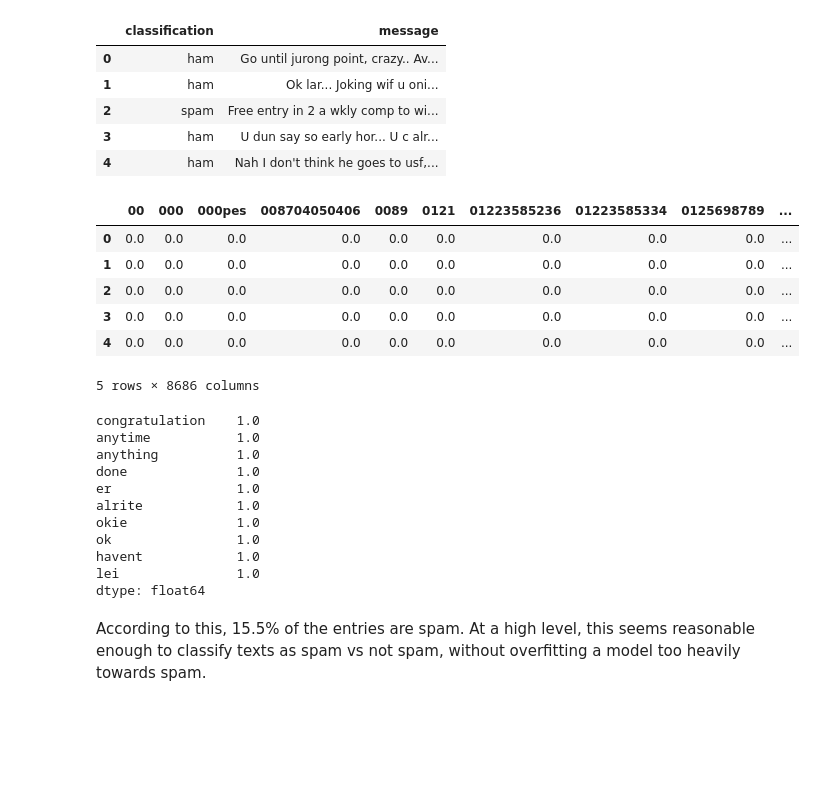
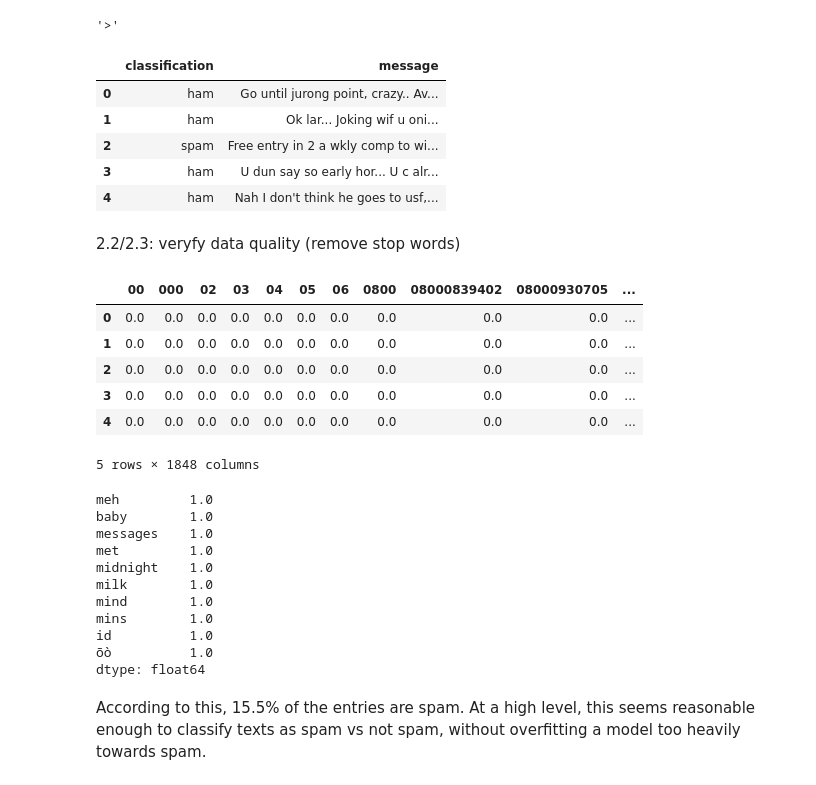
Before and after one commit to ML-Project8/SpamVsHamDataAnalysis, a Jupyter notebook: Lab2-SpamVsHam.ipynb, the cells around one changed output. Cells and saved outputs as stored; diff of their text form; code cells hidden in the pictures; blank space fills up the shorter version.

```diff
--- a/Lab2-SpamVsHam.ipynb
+++ b/Lab2-SpamVsHam.ipynb
@@ -4,43 +9,52 @@ import numpy as np
+# %%
+parser.unescape("&gt")
+# %% [output]
+'>'
 # %%
 df = pd.read_csv('data/spam.csv', encoding = 'latin1')
 df = df.rename(index=str, columns={"v1": "classification", "v2": "message"})
+#cleaning data, remove HTML encodings from dataset
+df['message'] = df['message'].apply(parser.unescape)
+df.head()
+# %% [output]
+|  | classification | message |
+| 0 | ham | Go until jurong point, crazy.. Av... |
+| 1 | ham | Ok lar... Joking wif u oni... |
+| 2 | spam | Free entry in 2 a wkly comp to wi... |
+| 3 | ham | U dun say so early hor... U c alr... |
+| 4 | ham | Nah I don't think he goes to usf,... |
-# %%
-df.head()
-# %% [output]
-|  | classification | message |
-| 0 | ham | Go until jurong point, crazy.. Av... |
-| 1 | ham | Ok lar... Joking wif u oni... |
-| 2 | spam | Free entry in 2 a wkly comp to wi... |
-| 3 | ham | U dun say so early hor... U c alr... |
-| 4 | ham | Nah I don't think he goes to usf,... |
+# %% [markdown]
+2.2/2.3: veryfy data quality (remove stop words)
 # %%
 from sklearn.feature_extraction.text import TfidfVectorizer
-tfidf_vect = TfidfVectorizer()
+tfidf_vect = TfidfVectorizer(stop_words='english',
+                             max_df=0.01,
+                             min_df=4)
 tfidf_mat = tfidf_vect.fit_transform(df['message'])
 df_tfidf = pd.DataFrame(data=tfidf_mat.toarray(),columns=tfidf_vect.get_feature_names())
 df_tfidf.head()
 # %% [output]
-|  | 00 | 000 | 000pes | 008704050406 | 0089 | 0121 | 01223585236 | 01223585334 | 0125698789 | ... |
-| 0 | 0.0 | 0.0 | 0.0 | 0.0 | 0.0 | 0.0 | 0.0 | 0.0 | 0.0 | ... |
-| 1 | 0.0 | 0.0 | 0.0 | 0.0 | 0.0 | 0.0 | 0.0 | 0.0 | 0.0 | ... |
-| 2 | 0.0 | 0.0 | 0.0 | 0.0 | 0.0 | 0.0 | 0.0 | 0.0 | 0.0 | ... |
-| 3 | 0.0 | 0.0 | 0.0 | 0.0 | 0.0 | 0.0 | 0.0 | 0.0 | 0.0 | ... |
-| 4 | 0.0 | 0.0 | 0.0 | 0.0 | 0.0 | 0.0 | 0.0 | 0.0 | 0.0 | ... |
+|  | 00 | 000 | 02 | 03 | 04 | 05 | 06 | 0800 | 08000839402 | 08000930705 | ... |
+| 0 | 0.0 | 0.0 | 0.0 | 0.0 | 0.0 | 0.0 | 0.0 | 0.0 | 0.0 | 0.0 | ... |
+| 1 | 0.0 | 0.0 | 0.0 | 0.0 | 0.0 | 0.0 | 0.0 | 0.0 | 0.0 | 0.0 | ... |
+| 2 | 0.0 | 0.0 | 0.0 | 0.0 | 0.0 | 0.0 | 0.0 | 0.0 | 0.0 | 0.0 | ... |
+| 3 | 0.0 | 0.0 | 0.0 | 0.0 | 0.0 | 0.0 | 0.0 | 0.0 | 0.0 | 0.0 | ... |
+| 4 | 0.0 | 0.0 | 0.0 | 0.0 | 0.0 | 0.0 | 0.0 | 0.0 | 0.0 | 0.0 | ... |
-5 rows × 8686 columns
+5 rows × 1848 columns
 # %%
 # print out 10 words with max tfidf, normalized by document occurrence
 df_tfidf.max().sort_values()[-10:]
 # %% [output]
-congratulation    1.0
-anytime           1.0
-anything          1.0
-done              1.0
-er                1.0
-alrite            1.0
-okie              1.0
-ok                1.0
-havent            1.0
-lei               1.0
+meh         1.0
+baby        1.0
+messages    1.0
+met         1.0
+midnight    1.0
+milk        1.0
+mind        1.0
+mins        1.0
+id          1.0
+õò          1.0
 dtype: float64
 # %% [markdown]
 According to this, 15.5% of the entries are spam. At a high level, this seems reasonable enough to classify texts as spam vs not spam, without overfitting a model too heavily towards spam.
```
Also changed, not shown: parts of 8 cells of this notebook, 5 other files.
